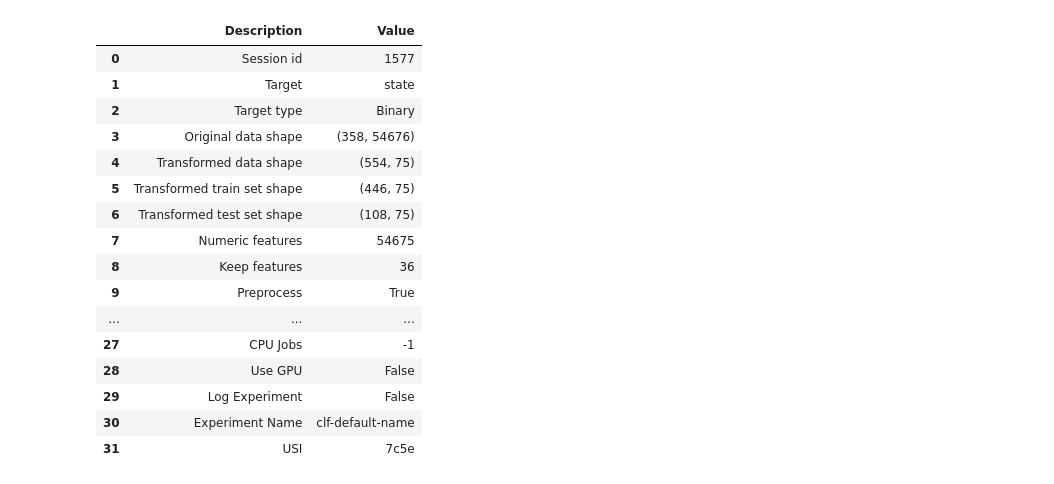
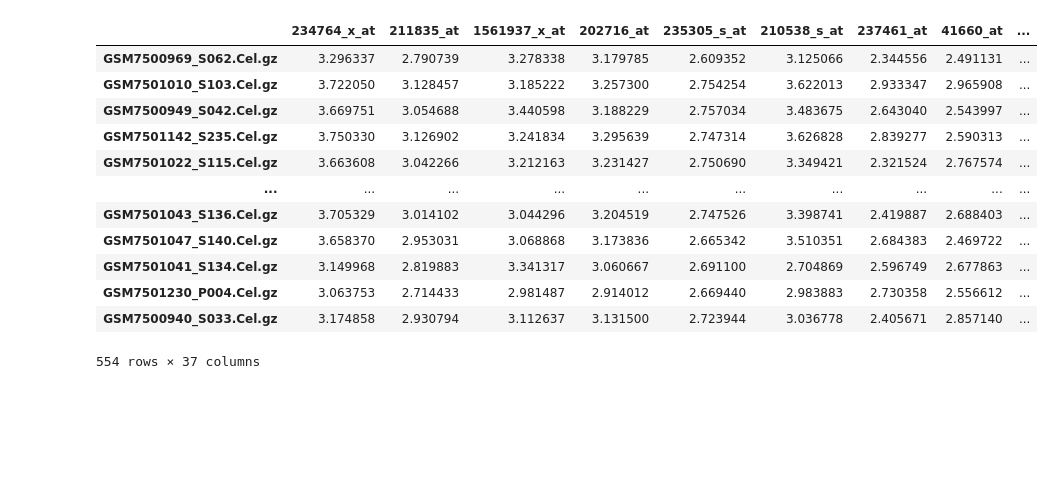
Before and after one commit to U-n-Own/computational-health-laboratory, a Jupyter notebook: data/automl.ipynb, the cells around one changed output. Cells and saved outputs as stored; diff of their text form; code cells hidden in the pictures; blank space fills up the shorter version.

```diff
--- a/data/automl.ipynb
+++ b/data/automl.ipynb
@@ -37,38 +98,36 @@ s = setup(gene_expression_data,
           fix_imbalance=True,
           fix_imbalance_method="SMOTE",
           remove_multicollinearity=True,
-          multicollinearity_threshold=.7,
+          multicollinearity_threshold=.95,
           low_variance_threshold=.4,
           pca=True,
           pca_method='kernel',
           pca_components=45,
           feature_selection=True,
-          feature_selection_method='sequential',
+          n_features_to_select=38,
+          feature_selection_method='univariate',
           fold=4,
-          n_features_to_select=38,
           verbose=True,
-          # use_gpu=True,
+          #use_gpu=True,
             )
-# %% [output]
-|  | Description | Value |
-| 0 | Session id | 1577 |
-| 1 | Target | state |
-| 2 | Target type | Binary |
-| 3 | Original data shape | (358, 54676) |
-| 4 | Transformed data shape | (554, 75) |
-| 5 | Transformed train set shape | (446, 75) |
-| 6 | Transformed test set shape | (108, 75) |
-| 7 | Numeric features | 54675 |
-| 8 | Keep features | 36 |
-| 9 | Preprocess | True |
-| ... | ... | ... |
-| 27 | CPU Jobs | -1 |
-| 28 | Use GPU | False |
-| 29 | Log Experiment | False |
-| 30 | Experiment Name | clf-default-name |
-| 31 | USI | 7c5e |
 # %%
 TX=get_config('dataset_transformed')
+# %%
+TX
+# %% [output]
+|  | 234764_x_at | 211835_at | 1561937_x_at | 202716_at | 235305_s_at | 210538_s_at | 237461_at | 41660_at | ... |
+| GSM7500969_S062.Cel.gz | 3.296337 | 2.790739 | 3.278338 | 3.179785 | 2.609352 | 3.125066 | 2.344556 | 2.491131 | ... |
+| GSM7501010_S103.Cel.gz | 3.722050 | 3.128457 | 3.185222 | 3.257300 | 2.754254 | 3.622013 | 2.933347 | 2.965908 | ... |
+| GSM7500949_S042.Cel.gz | 3.669751 | 3.054688 | 3.440598 | 3.188229 | 2.757034 | 3.483675 | 2.643040 | 2.543997 | ... |
+| GSM7501142_S235.Cel.gz | 3.750330 | 3.126902 | 3.241834 | 3.295639 | 2.747314 | 3.626828 | 2.839277 | 2.590313 | ... |
+| GSM7501022_S115.Cel.gz | 3.663608 | 3.042266 | 3.212163 | 3.231427 | 2.750690 | 3.349421 | 2.321524 | 2.767574 | ... |
+| ... | ... | ... | ... | ... | ... | ... | ... | ... | ... |
+| GSM7501043_S136.Cel.gz | 3.705329 | 3.014102 | 3.044296 | 3.204519 | 2.747526 | 3.398741 | 2.419887 | 2.688403 | ... |
+| GSM7501047_S140.Cel.gz | 3.658370 | 2.953031 | 3.068868 | 3.173836 | 2.665342 | 3.510351 | 2.684383 | 2.469722 | ... |
+| GSM7501041_S134.Cel.gz | 3.149968 | 2.819883 | 3.341317 | 3.060667 | 2.691100 | 2.704869 | 2.596749 | 2.677863 | ... |
+| GSM7501230_P004.Cel.gz | 3.063753 | 2.714433 | 2.981487 | 2.914012 | 2.669440 | 2.983883 | 2.730358 | 2.556612 | ... |
+| GSM7500940_S033.Cel.gz | 3.174858 | 2.930794 | 3.112637 | 3.131500 | 2.723944 | 3.036778 | 2.405671 | 2.857140 | ... |
+554 rows × 37 columns
 # %%
 TX[TX['state'] > 0.5]
 # %% [output]
```
Also changed, not shown: parts of 12 cells of this notebook, 1 other file.
